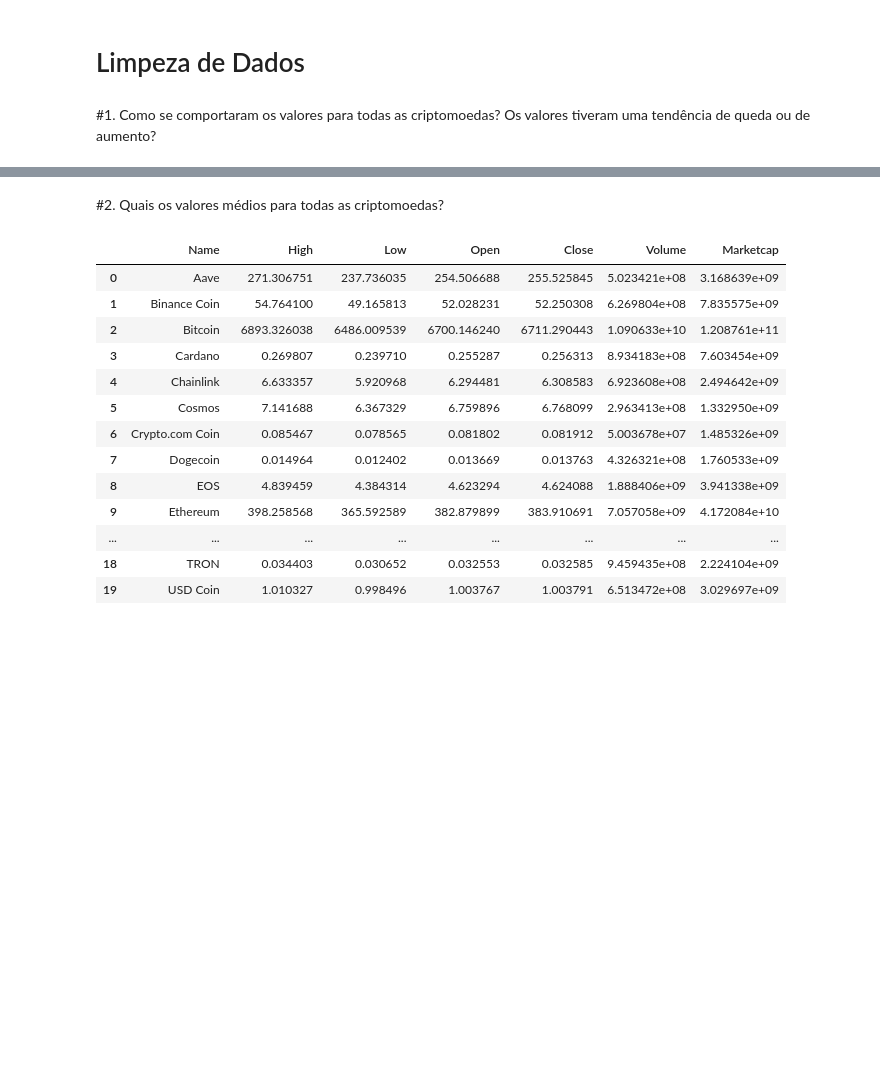
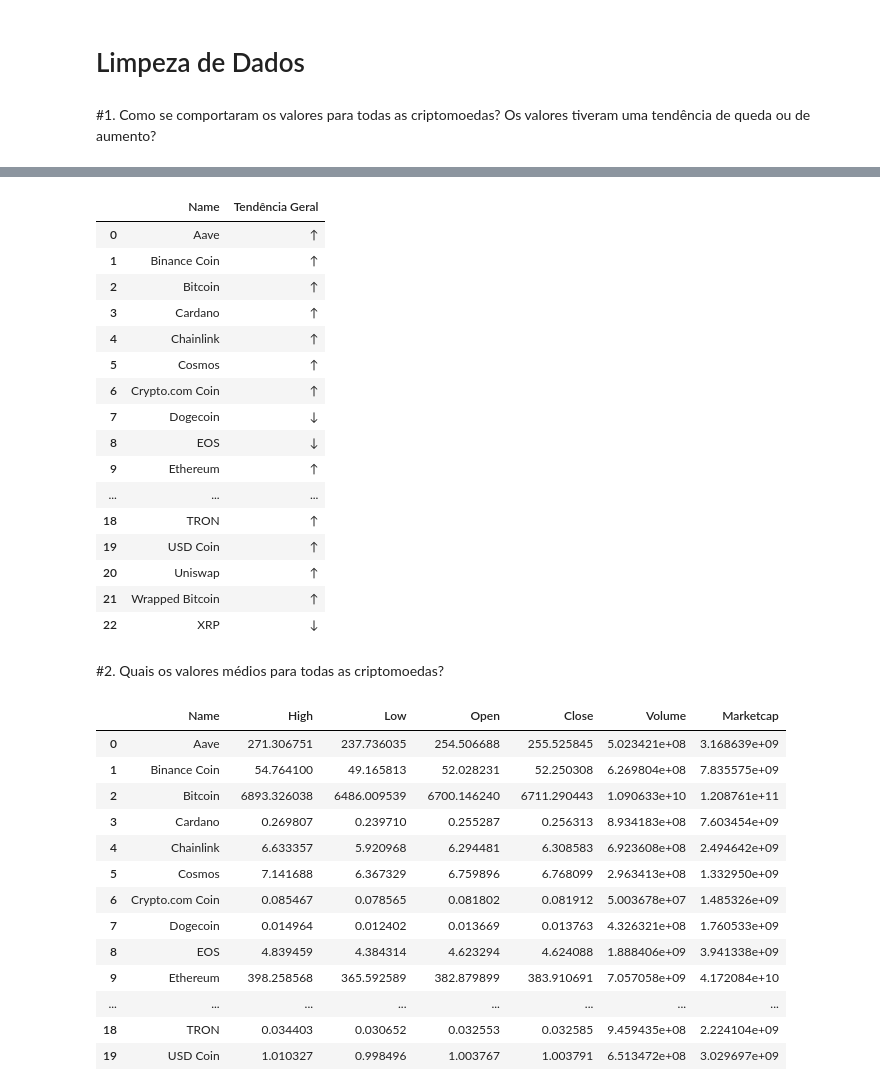
Before and after one commit to WillianXG/Projeto_Em_grupo-Modulo-3, a Jupyter notebook: grupoModulo3.ipynb, the cells around one changed output, grey strips where cells are left out. Cells and saved outputs as stored; diff of their text form; code cells hidden in the pictures; blank space fills up the shorter version.

```diff
--- a/grupoModulo3.ipynb
+++ b/grupoModulo3.ipynb
@@ -150,12 +151,6 @@ def calculandoTendencia(criptomoedas):
         # Adiciona a tendência geral e as médias ao resultado
         resultados.append({
             'Name': name,
-            'High': media['High'],
-            'Low': media['Low'],
-            'Open': media['Open'],
-            'Close': media['Close'],
-            'Volume': media['Volume'],
-            'Marketcap': media['Marketcap'],
             'Tendência Geral': tendencia_geral
         })
 
@@ -340,3 +315,28 @@ calculandoTendencia(criptomoedas)
+# %%
+calculandoTendencia(criptomoedas)
+
+tendencia = pd.DataFrame(calculandoTendencia(criptomoedas))
+
+df = tendencia
+df
+# %% [output]
+|  | Name | Tendência Geral |
+| 0 | Aave | ↑ |
+| 1 | Binance Coin | ↑ |
+| 2 | Bitcoin | ↑ |
+| 3 | Cardano | ↑ |
+| 4 | Chainlink | ↑ |
+| 5 | Cosmos | ↑ |
+| 6 | Crypto.com Coin | ↑ |
+| 7 | Dogecoin | ↓ |
+| 8 | EOS | ↓ |
+| 9 | Ethereum | ↑ |
+| ... | ... | ... |
+| 18 | TRON | ↑ |
+| 19 | USD Coin | ↑ |
+| 20 | Uniswap | ↑ |
+| 21 | Wrapped Bitcoin | ↑ |
+| 22 | XRP | ↓ |
 # %% [markdown]
 #2. Quais os valores médios para todas as criptomoedas?
 # %%
```
Also changed, not shown: parts of 11 cells of this notebook.
